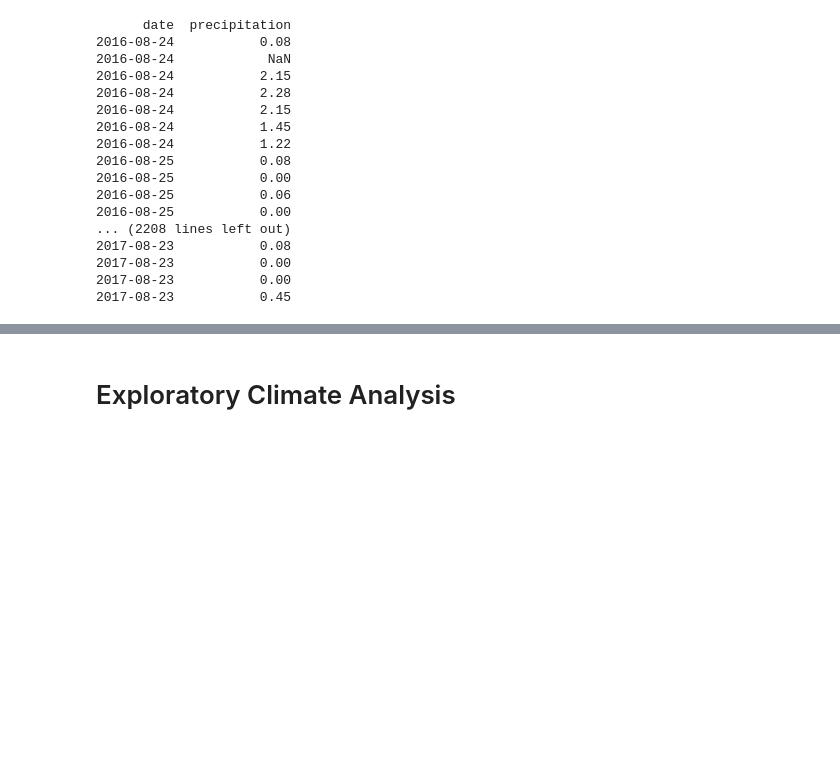
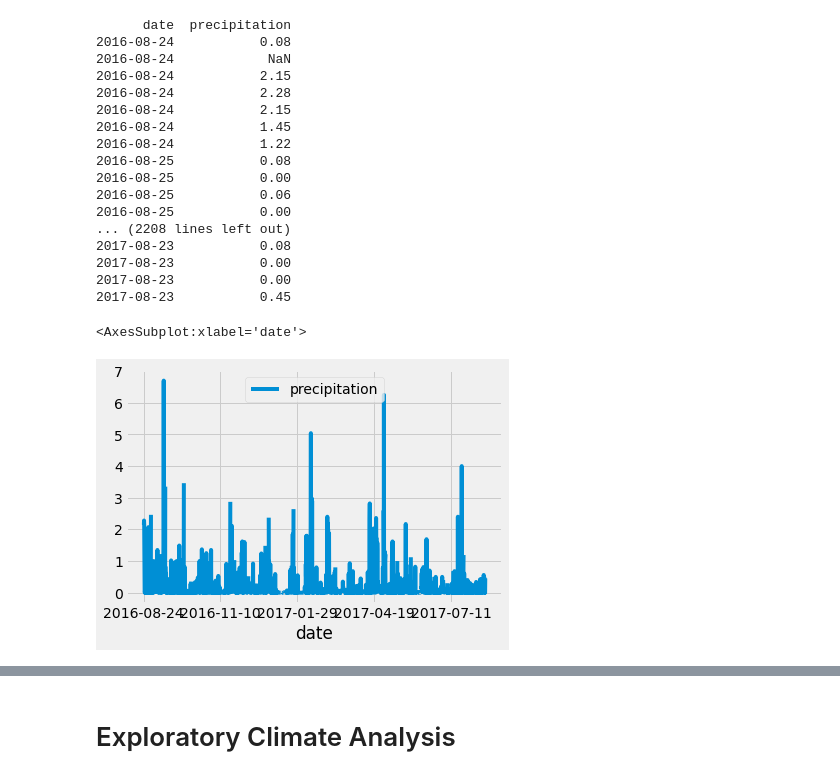
Before and after one commit to Durza75/surfs_up, a Jupyter notebook: climate_analysis.ipynb, the cells around one changed output, grey strips where cells are left out. Drawn from its saved outputs; the diff is of its cells as text; code cells hidden in the pictures; blank space fills up the shorter version.

```diff
--- a/climate_analysis.ipynb
+++ b/climate_analysis.ipynb
@@ -133,3 +133,8 @@ print(df.to_string(index=False))
 2017-08-23           0.00
 2017-08-23           0.00
 2017-08-23           0.45
+# %%
+df.plot()
+# %% [output]
+<AxesSubplot:xlabel='date'>
+[figure, added]
```
Also changed, not shown: parts of 15 cells of this notebook.
